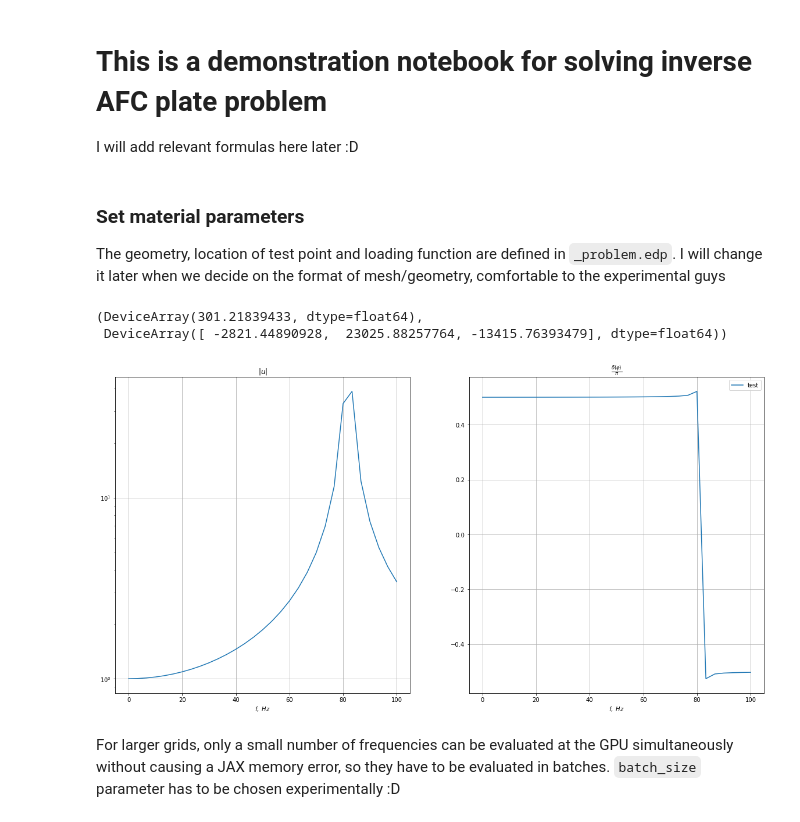
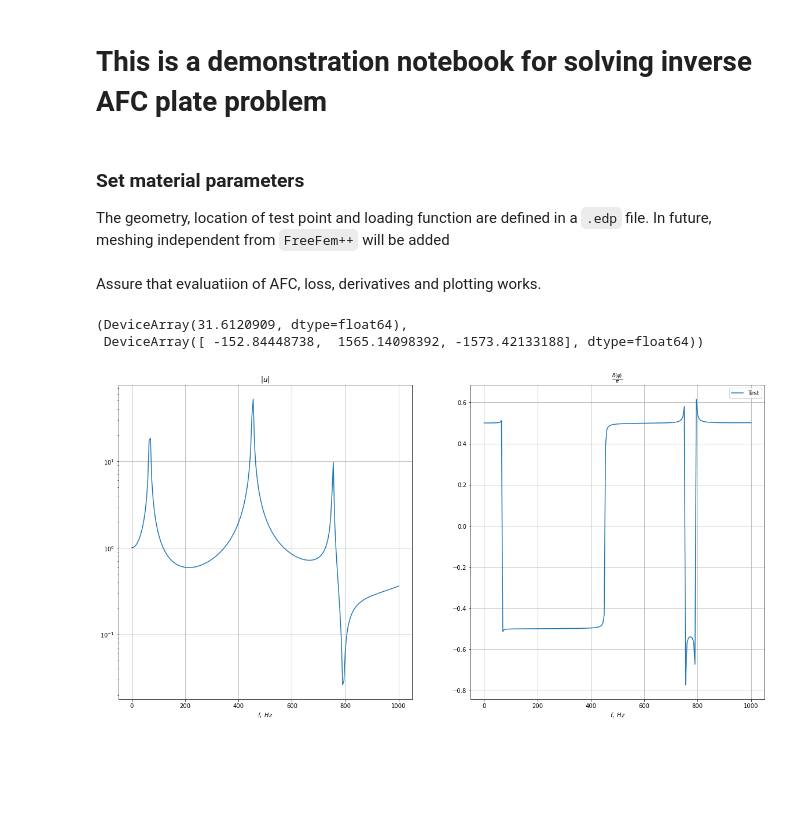
Before and after one commit to Sageblatt/plate_inverse_problem, a Jupyter notebook: examples/Demo.ipynb, the cells around one changed output. Drawn from its saved outputs; the diff is of its cells as text; code cells hidden in the pictures; blank space fills up the shorter version.

````diff
--- a/examples/Demo.ipynb
+++ b/examples/Demo.ipynb
@@ -1,7 +1,5 @@
 # %% [markdown]
 # This is a demonstration notebook for solving inverse AFC plate problem
-
-I will add relevant formulas here later :D
 # %%
 import jax
 import jax.numpy as jnp
@@ -15,9 +14,10 @@ import matplotlib.pyplot as plt
 # %% [markdown]
 ### Set material parameters
 
-The geometry, location of test point and loading function are defined in `_problem.edp`. I will change it later when we decide on the format of mesh/geometry, comfortable to the experimental guys
+The geometry, location of test point and loading function are defined in a `.edp` file.
+In future, meshing independent from `FreeFem++` will be added
 # %%
-# Steel plate for Keldysh guyz
+# Steel plate
 rho = 7920. # [kg/m^3]
 E = 198*1e9 # [Pa]
 G = 77*1e9
@@ -27,22 +27,22 @@ D = E*h**3/(12.*(1. - nu**2))
 # this value i don't know
 beta = .003 # loss factor, [1]
 
-accelerometer_params = {'radius': 4e-3, 'mass': 0.}
+accelerometer_params = {'radius': 4e-3, 'mass': 1.0e-3}
 
-p = Problem("_strip.edp", h, rho, accelerometer_params)
+p = Problem("_strip_shifted.edp", h, rho, accelerometer_params)
 get_afc = p.getAFCFunction(isotropic_to_full)
 params = jnp.array([D, nu, beta])
+# %% [markdown]
+Assure that evaluatiion of AFC, loss, derivatives and plotting works.
 # %%
-freqs = jnp.linspace(0, 100, 31, endpoint=True)
+freqs = jnp.linspace(0, 1000, 201, endpoint=True)
 afc = get_afc(freqs, params)
-fig, axs = plot_afc(freqs, afc, label='test')
+fig, axs = plot_afc(freqs, afc, label='Test')
 perturbed_params = params*jnp.array([0.9, 1.1, 1.1])
 loss_function = p.getMSELossFunction(isotropic_to_full, freqs, afc)
 loss_and_grad = jax.value_and_grad(loss_function)
 loss_and_grad(perturbed_params)
 # %% [output]
-(DeviceArray(301.21839433, dtype=float64),
- DeviceArray([ -2821.44890928,  23025.88257764, -13415.76393479], dtype=float64))
+(DeviceArray(31.6120909, dtype=float64),
+ DeviceArray([ -152.84448738,  1565.14098392, -1573.42133188], dtype=float64))
-[figure, old version]
+[figure, new version]
-# %% [markdown]
-For larger grids, only a small number of frequencies can be evaluated at the GPU simultaneously without causing a JAX memory error, so they have to be evaluated in batches. ```batch_size``` parameter has to be chosen experimentally :D
````
Also changed, not shown: parts of 18 cells of this notebook, 1 other file.
